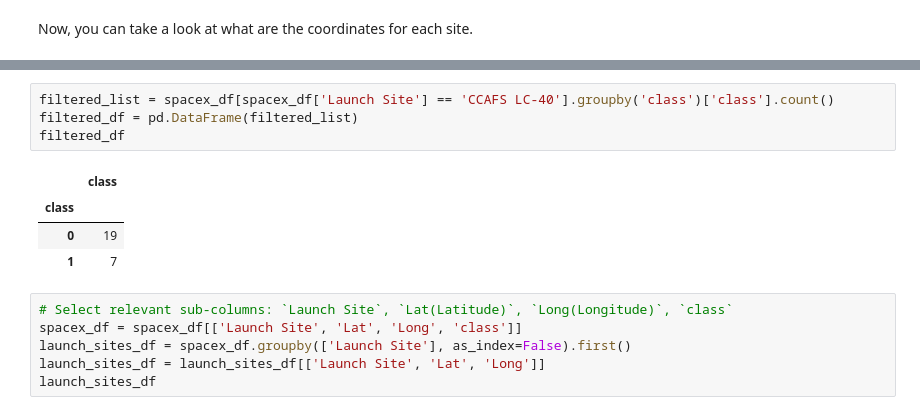
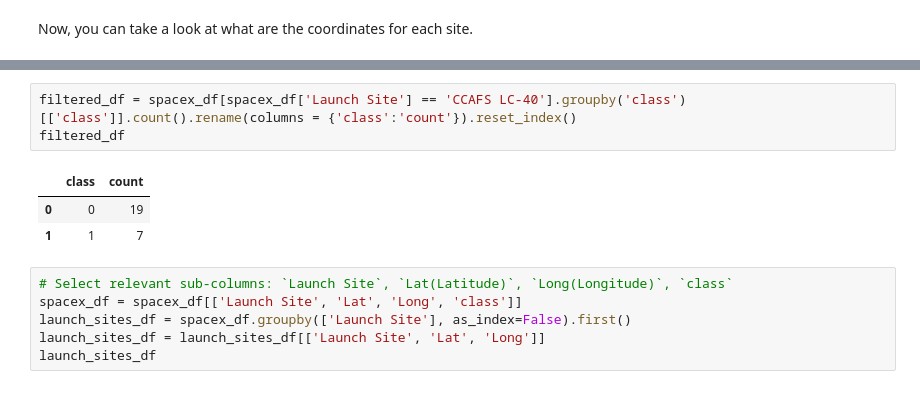
Before and after one commit to idantonakakis/capstoneProject, a Jupyter notebook: Interactive Visual Analytics with Folium lab.ipynb, the cells around one changed output, grey strips where cells are left out. Drawn from its saved outputs; the diff is of its cells as text.

```diff
--- a/Interactive Visual Analytics with Folium lab.ipynb
+++ b/Interactive Visual Analytics with Folium lab.ipynb
@@ -86,14 +86,12 @@ a
 | 24 | 27 | 2016-07-18 | 4:45:00 | F9 FT B1025.1 | CCAFS LC-40 | SpaceX CRS-9 | 2257.0 | LEO (ISS) | ... |
 | 25 | 28 | 2016-08-14 | 5:26:00 | F9 FT B1026 | CCAFS LC-40 | JCSAT-16 | 4600.0 | GTO | ... |
 # %%
-filtered_list = spacex_df[spacex_df['Launch Site'] == 'CCAFS LC-40'].groupby('class')['class'].count()
-filtered_df = pd.DataFrame(filtered_list)
+filtered_df = spacex_df[spacex_df['Launch Site'] == 'CCAFS LC-40'].groupby('class')[['class']].count().rename(columns = {'class':'count'}).reset_index()
 filtered_df
 # %% [output]
-|  | class |
-| class |  |
-| 0 | 19 |
-| 1 | 7 |
+|  | class | count |
+| 0 | 0 | 19 |
+| 1 | 1 | 7 |
 # %%
 # Select relevant sub-columns: `Launch Site`, `Lat(Latitude)`, `Long(Longitude)`, `class`
 spacex_df = spacex_df[['Launch Site', 'Lat', 'Long', 'class']]
```
Also changed, not shown: parts of 1 cell of this notebook.
